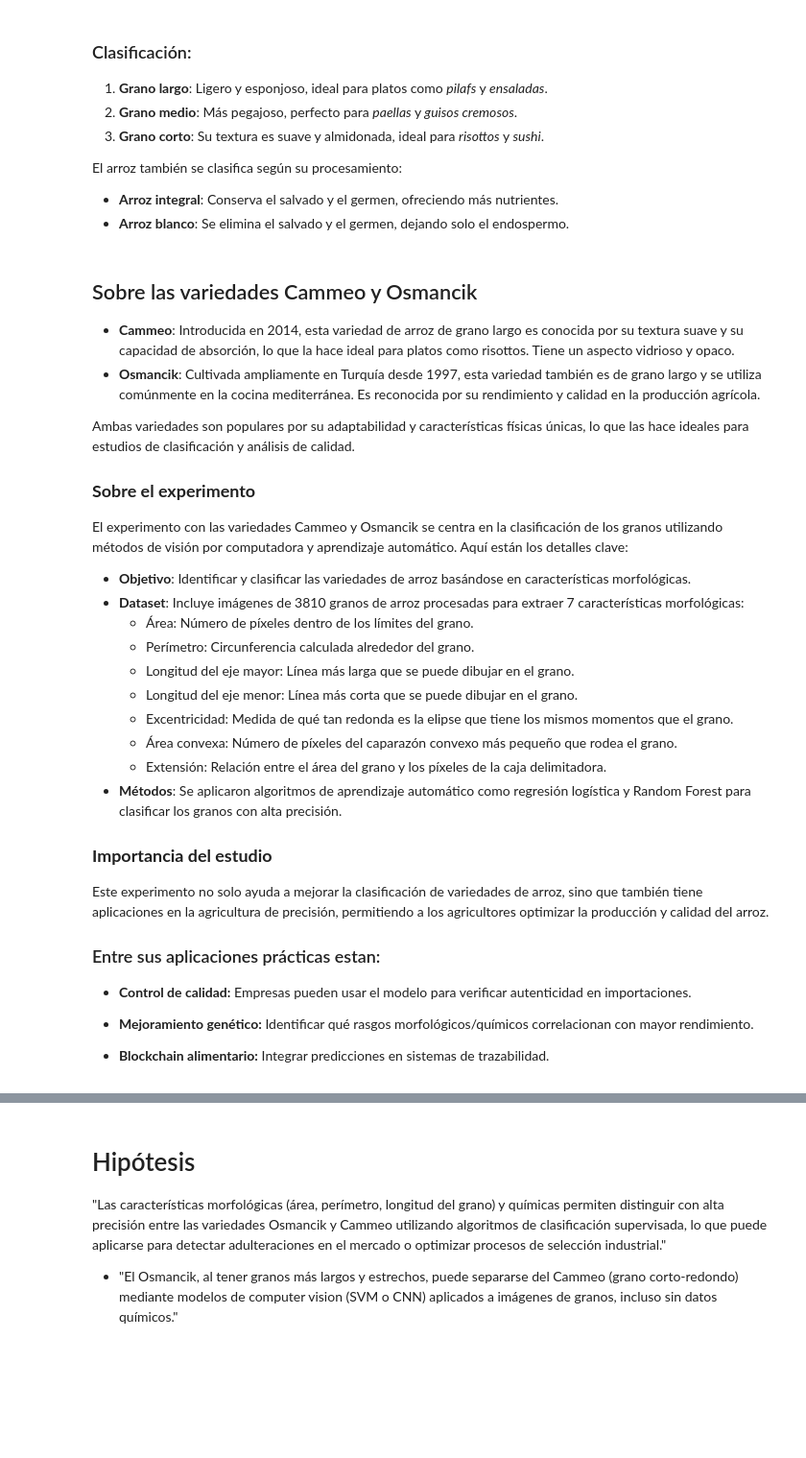
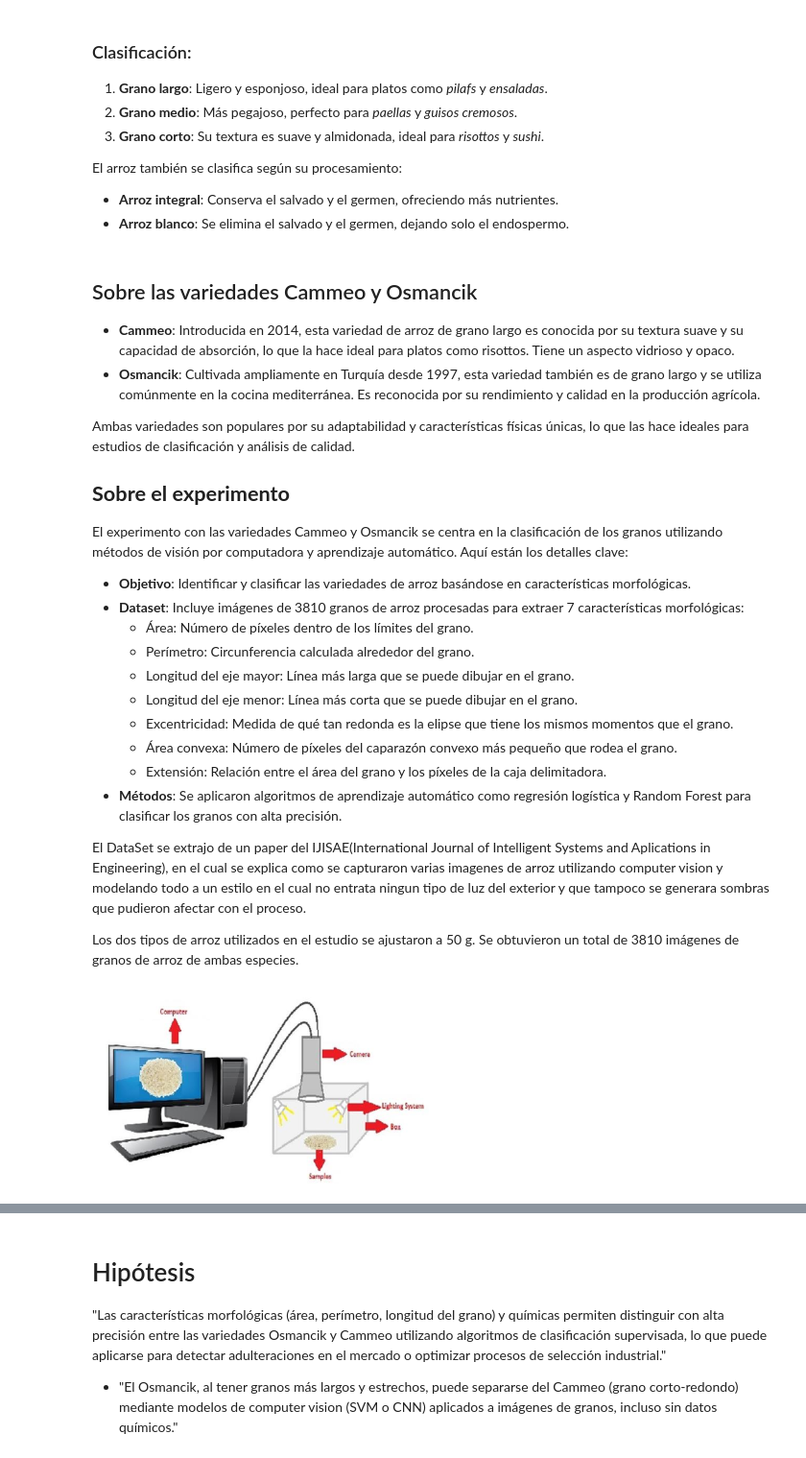
Before and after one commit to enriquemx1/final_project_rice, a Jupyter notebook: notebook/04_Rice_Project.ipynb, the cells around one changed output, grey strips where cells are left out. Shown at 96% size. Cells and saved outputs as stored; diff of their text form; code cells hidden in the pictures; blank space fills up the shorter version.

```diff
--- a/notebook/04_Rice_Project.ipynb
+++ b/notebook/04_Rice_Project.ipynb
@@ -67,7 +67,7 @@ El arroz también se clasifica según su procesamiento:
 Ambas variedades son populares por su adaptabilidad y características físicas únicas, lo que las hace ideales para estudios de clasificación y análisis de calidad.
 
 
-### **Sobre el experimento**
+## **Sobre el experimento**
 El experimento con las variedades Cammeo y Osmancik se centra en la clasificación de los granos utilizando métodos de visión por computadora y aprendizaje automático. Aquí están los detalles clave:
 - **Objetivo**: Identificar y clasificar las variedades de arroz basándose en características morfológicas.
 - **Dataset**: Incluye imágenes de 3810 granos de arroz procesadas para extraer 7 características morfológicas:
@@ -80,12 +80,12 @@ El experimento con las variedades Cammeo y Osmancik se centra en la clasificaci
   - Extensión: Relación entre el área del grano y los píxeles de la caja delimitadora.
 - **Métodos**: Se aplicaron algoritmos de aprendizaje automático como regresión logística y Random Forest para clasificar los granos con alta precisión.
 
-### **Importancia del estudio**
-Este experimento no solo ayuda a mejorar la clasificación de variedades de arroz, sino que también tiene aplicaciones en la agricultura de precisión, permitiendo a los agricultores optimizar la producción y calidad del arroz.
+El DataSet se extrajo de un paper del IJISAE(International Journal of Intelligent Systems and Aplications in Engineering), en el cual se explica como se capturaron varias imagenes de arroz utilizando computer vision y modelando todo a un estilo en el cual no entrata ningun tipo de luz del exterior y que tampoco se generara sombras que pudieron afectar con el proceso.
 
-### Entre sus aplicaciones prácticas estan:
-- **Control de calidad:** Empresas pueden usar el modelo para verificar autenticidad en importaciones.
-
-- **Mejoramiento genético:** Identificar qué rasgos morfológicos/químicos correlacionan con mayor rendimiento.
-
-- **Blockchain alimentario:** Integrar predicciones en sistemas de trazabilidad.
+Los dos tipos de arroz utilizados en el estudio se ajustaron a 50 g. Se obtuvieron un total de 3810 imágenes de granos de arroz de ambas especies.
+# %%
+# Diagrama de como funcionó la toma de imágenes
+from IPython.display import Image
+Image("/workspaces/final_project_rice/images/Modelo.png")
+# %% [output]
+[figure, added]
```
Also changed, not shown: parts of 6 cells of this notebook, 3 other files.
